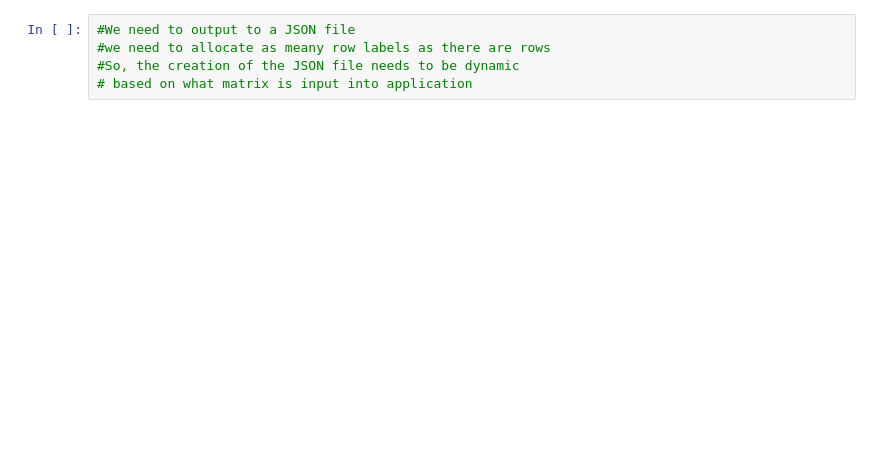
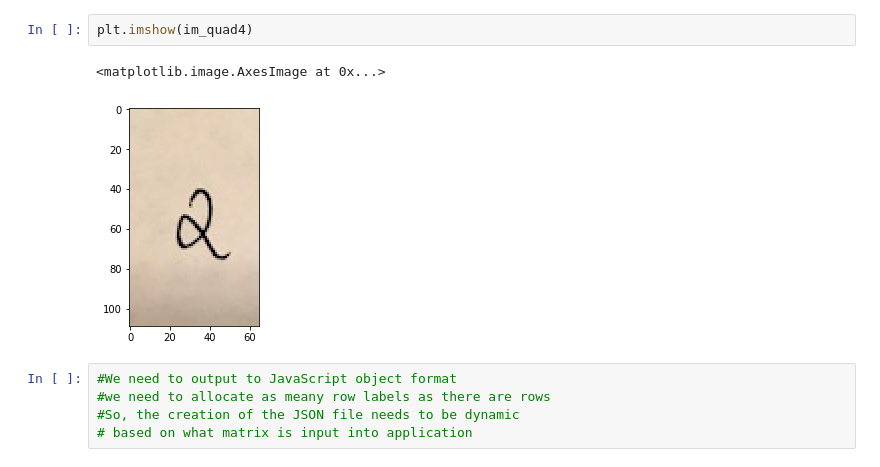
Before and after one commit to sethmfuller/imatrix, a Jupyter notebook: Python/Computation/Compute_matrix.ipynb, the cells around one changed output. Drawn from its saved outputs; the diff is of its cells as text; blank space fills up the shorter version.

```diff
--- a/Python/Computation/Compute_matrix.ipynb
+++ b/Python/Computation/Compute_matrix.ipynb
@@ -39,5 +55,10 @@ Eignevalues:  (array([ 1.20000000e+01, -2.00000000e+00,  1.00000000e+00, -9.1873
+# %%
+plt.imshow(im_quad4)
+# %% [output]
+<matplotlib.image.AxesImage at 0x...>
+[figure, added]
 # %%
-#We need to output to a JSON file
+#We need to output to JavaScript object format
 #we need to allocate as meany row labels as there are rows
 #So, the creation of the JSON file needs to be dynamic
 # based on what matrix is input into application
```
Also changed, not shown: parts of 8 cells of this notebook, 6 other files.
